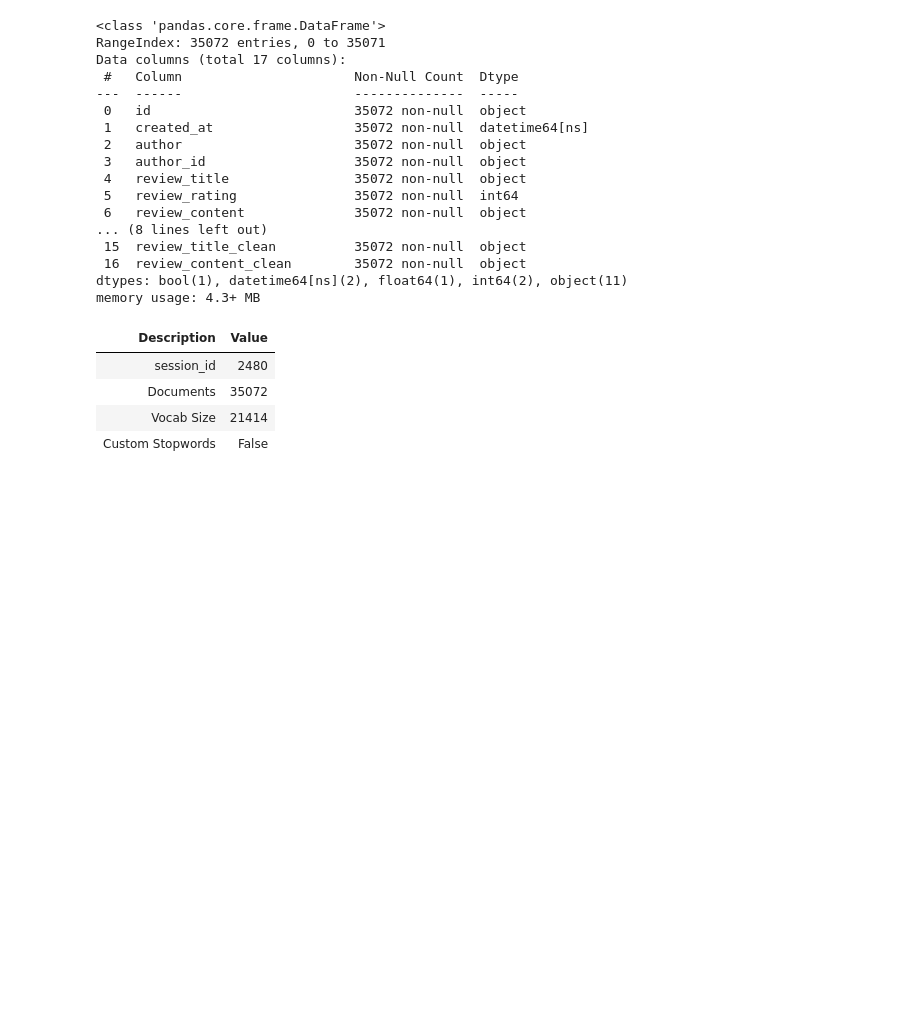
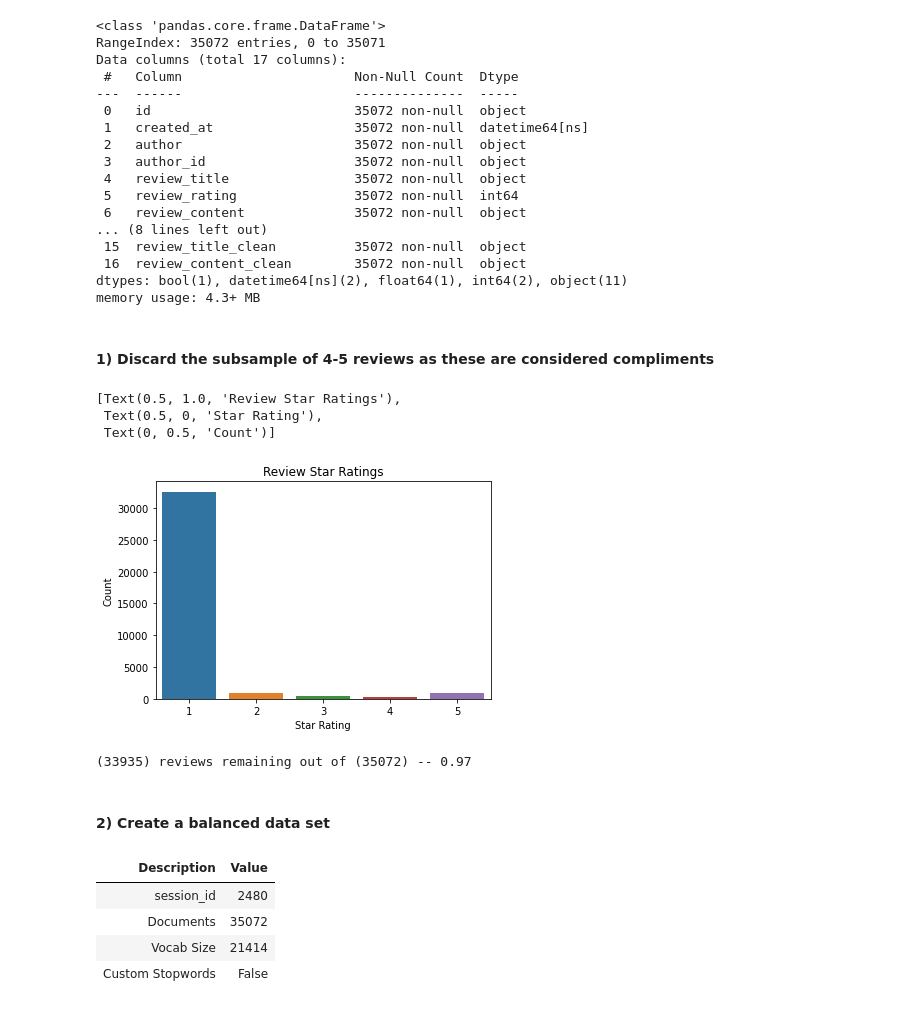
Before and after one commit to JohnnyFoulds/dsm020-2021-oct, a Jupyter notebook: coursework_02/cw.ipynb, the cells around one changed output. Drawn from its saved outputs; the diff is of its cells as text; code cells hidden in the pictures; blank space fills up the shorter version.

Commit message:
Filtered to only complaints

```diff
--- a/coursework_02/cw.ipynb
+++ b/coursework_02/cw.ipynb
@@ -65,6 +105,37 @@ Data columns (total 17 columns):
  16  review_content_clean        35072 non-null  object
 dtypes: bool(1), datetime64[ns](2), float64(1), int64(2), object(11)
 memory usage: 4.3+ MB
+# %% [markdown]
+#### 1) Discard the subsample of 4-5 reviews as these are considered compliments
+# %%
+sns.countplot(
+    data=telecom_reviews,
+    x='review_rating').set(
+    title='Review Star Ratings',
+    xlabel='Star Rating',
+    ylabel='Count')
+# %% [output]
+[Text(0.5, 1.0, 'Review Star Ratings'),
+ Text(0.5, 0, 'Star Rating'),
+ Text(0, 0.5, 'Count')]
+[figure, added]
+# %%
+# remove the positive ratings
+df_complaints = telecom_reviews[telecom_reviews.review_rating < 4]
+
+# display the records remaining
+count_original = telecom_reviews.shape[0]
+count_filtered = df_complaints.shape[0]
+
+print('(%d) reviews remaining out of (%d) -- %.2f' % (
+    count_filtered,
+    count_original,
+    count_filtered / count_original
+    ))
+# %% [output]
+(33935) reviews remaining out of (35072) -- 0.97
+# %% [markdown]
+#### 2) Create a balanced data set
 # %%
 custom_stopwords = []
 session_id = 2480
```
Also changed, not shown: parts of 15 cells of this notebook.
